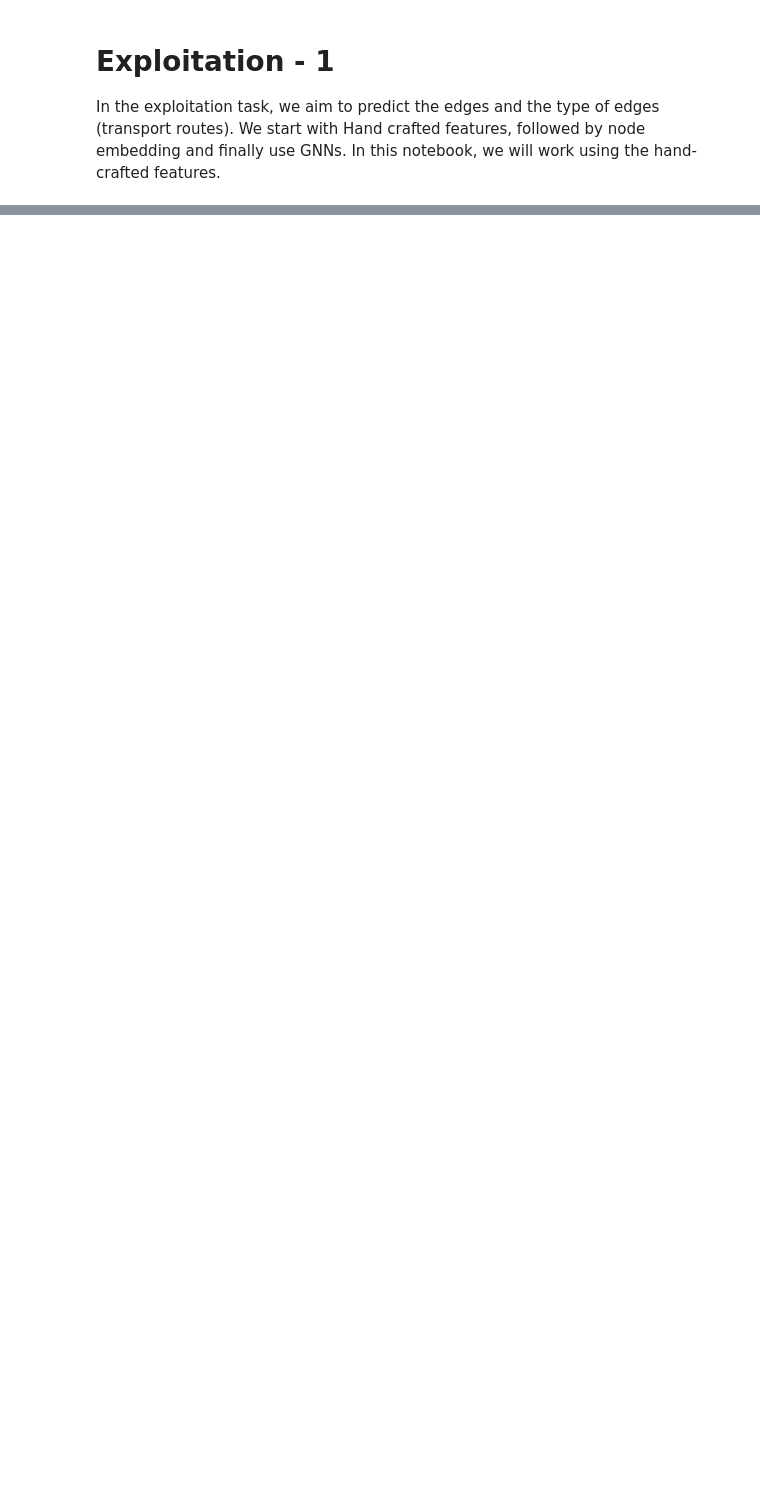
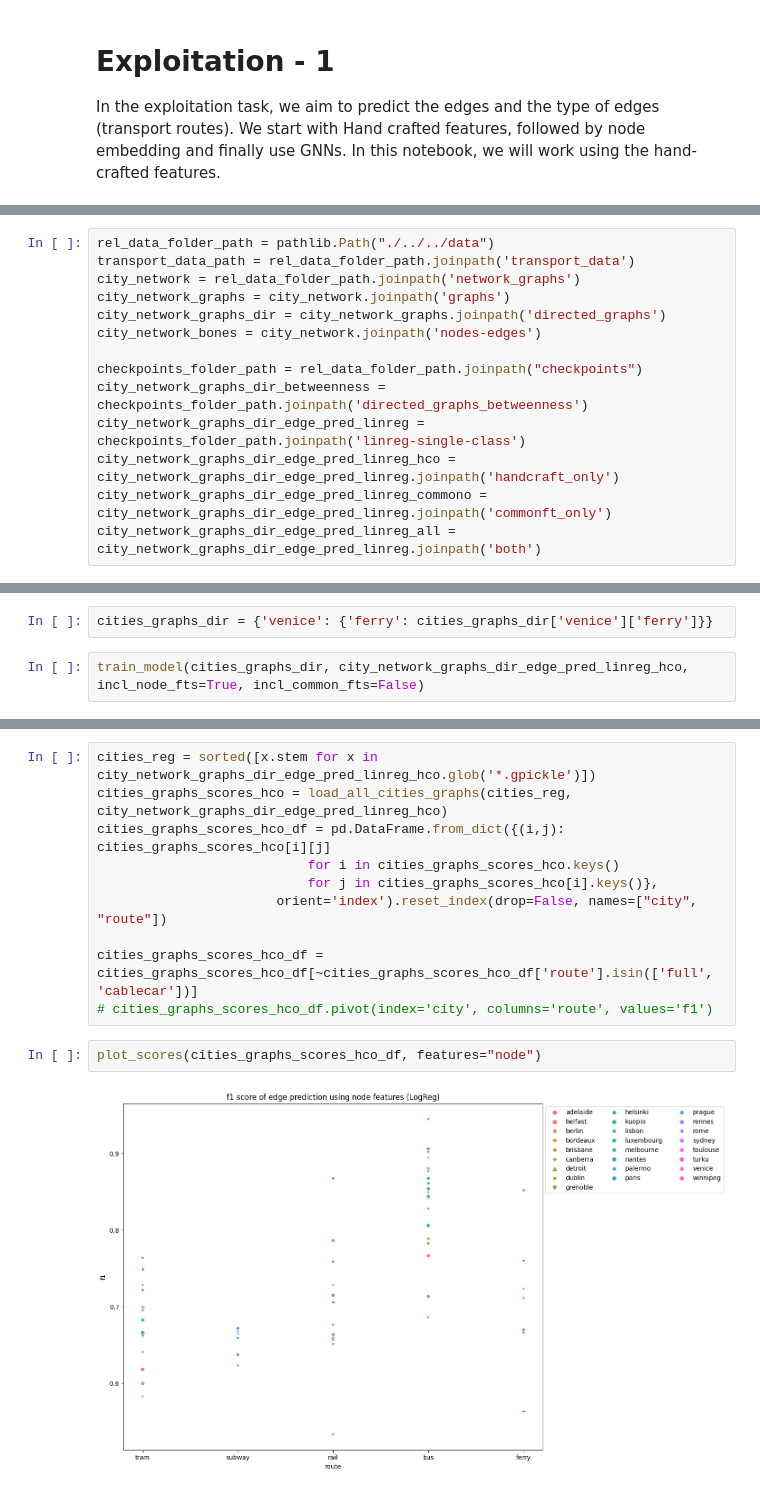
Before and after one commit to ravinitheshreddy/urban-transit-networks-analysis, a Jupyter notebook: notebooks/Exploitation/exploitation-handcraft.ipynb, the cells around one changed output, grey strips where cells are left out. Saved outputs shown, nothing was run; the diff lists cells and outputs as text; blank space fills up the shorter version.

```diff
--- a/notebooks/Exploitation/exploitation-handcraft.ipynb
+++ b/notebooks/Exploitation/exploitation-handcraft.ipynb
@@ -384,0 +26,14 @@ plt.legend(loc='upper left', bbox_to_anchor=(1, 1), ncol=3)
+# %%
+rel_data_folder_path = pathlib.Path("./../../data")
+transport_data_path = rel_data_folder_path.joinpath('transport_data')
+city_network = rel_data_folder_path.joinpath('network_graphs')
+city_network_graphs = city_network.joinpath('graphs')
+city_network_graphs_dir = city_network_graphs.joinpath('directed_graphs')
+city_network_bones = city_network.joinpath('nodes-edges')
+
+checkpoints_folder_path = rel_data_folder_path.joinpath("checkpoints")
+city_network_graphs_dir_betweenness = checkpoints_folder_path.joinpath('directed_graphs_betweenness')
+city_network_graphs_dir_edge_pred_linreg = checkpoints_folder_path.joinpath('linreg-single-class')
+city_network_graphs_dir_edge_pred_linreg_hco = city_network_graphs_dir_edge_pred_linreg.joinpath('handcraft_only')
+city_network_graphs_dir_edge_pred_linreg_commono = city_network_graphs_dir_edge_pred_linreg.joinpath('commonft_only')
+city_network_graphs_dir_edge_pred_linreg_all = city_network_graphs_dir_edge_pred_linreg.joinpath('both')
@@ -384,0 +352,4 @@ plt.legend(loc='upper left', bbox_to_anchor=(1, 1), ncol=3)
+# %%
+cities_graphs_dir = {'venice': {'ferry': cities_graphs_dir['venice']['ferry']}}
+# %%
+train_model(cities_graphs_dir, city_network_graphs_dir_edge_pred_linreg_hco, incl_node_fts=True, incl_common_fts=False)
@@ -384,0 +370,14 @@ plt.legend(loc='upper left', bbox_to_anchor=(1, 1), ncol=3)
+# %%
+cities_reg = sorted([x.stem for x in city_network_graphs_dir_edge_pred_linreg_hco.glob('*.gpickle')])
+cities_graphs_scores_hco = load_all_cities_graphs(cities_reg, city_network_graphs_dir_edge_pred_linreg_hco)
+cities_graphs_scores_hco_df = pd.DataFrame.from_dict({(i,j): cities_graphs_scores_hco[i][j]
+                           for i in cities_graphs_scores_hco.keys()
+                           for j in cities_graphs_scores_hco[i].keys()},
+                       orient='index').reset_index(drop=False, names=["city", "route"])
+
+cities_graphs_scores_hco_df = cities_graphs_scores_hco_df[~cities_graphs_scores_hco_df['route'].isin(['full', 'cablecar'])]
+# cities_graphs_scores_hco_df.pivot(index='city', columns='route', values='f1')
+# %%
+plot_scores(cities_graphs_scores_hco_df, features="node")
+# %% [output]
+[figure, added]
```
Also changed, not shown: parts of 33 cells of this notebook, 1 other file.
